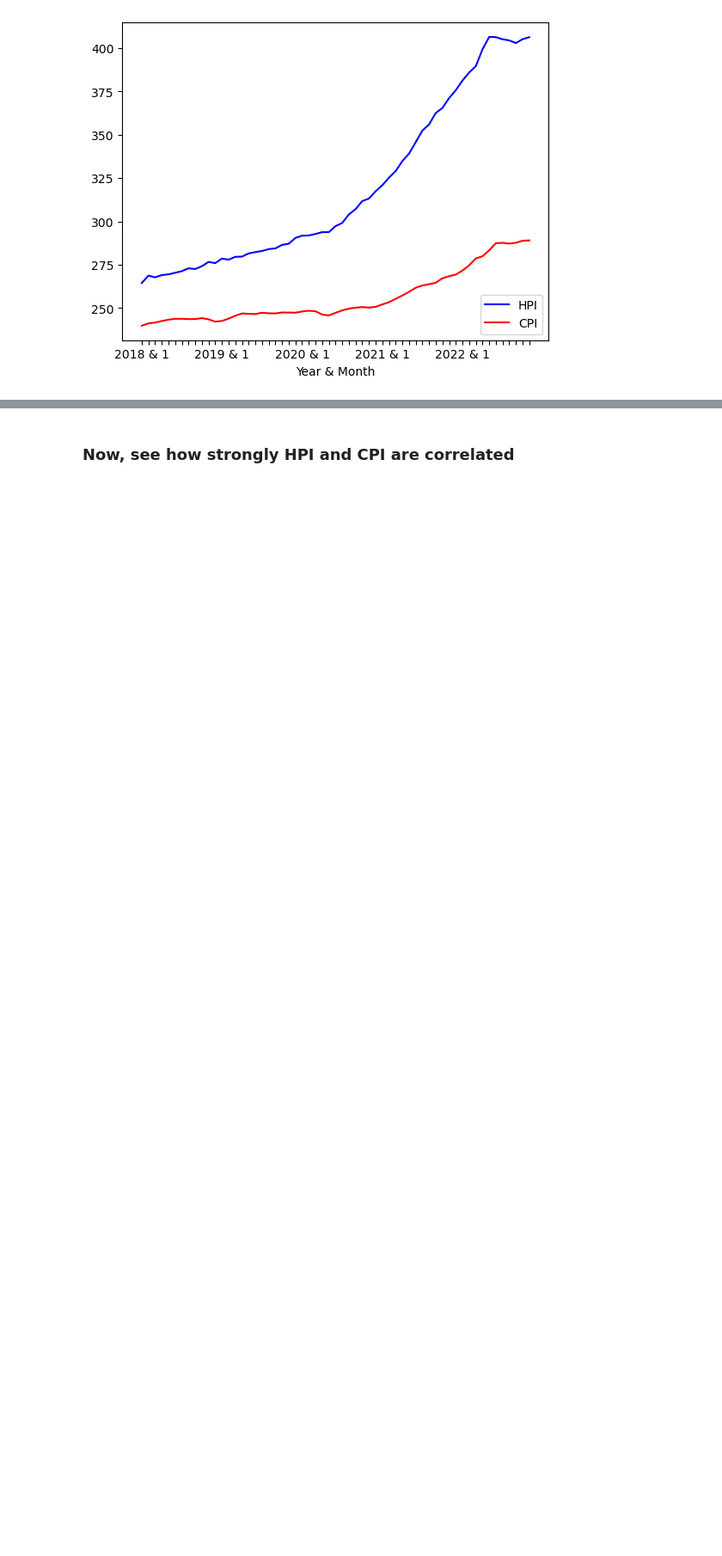
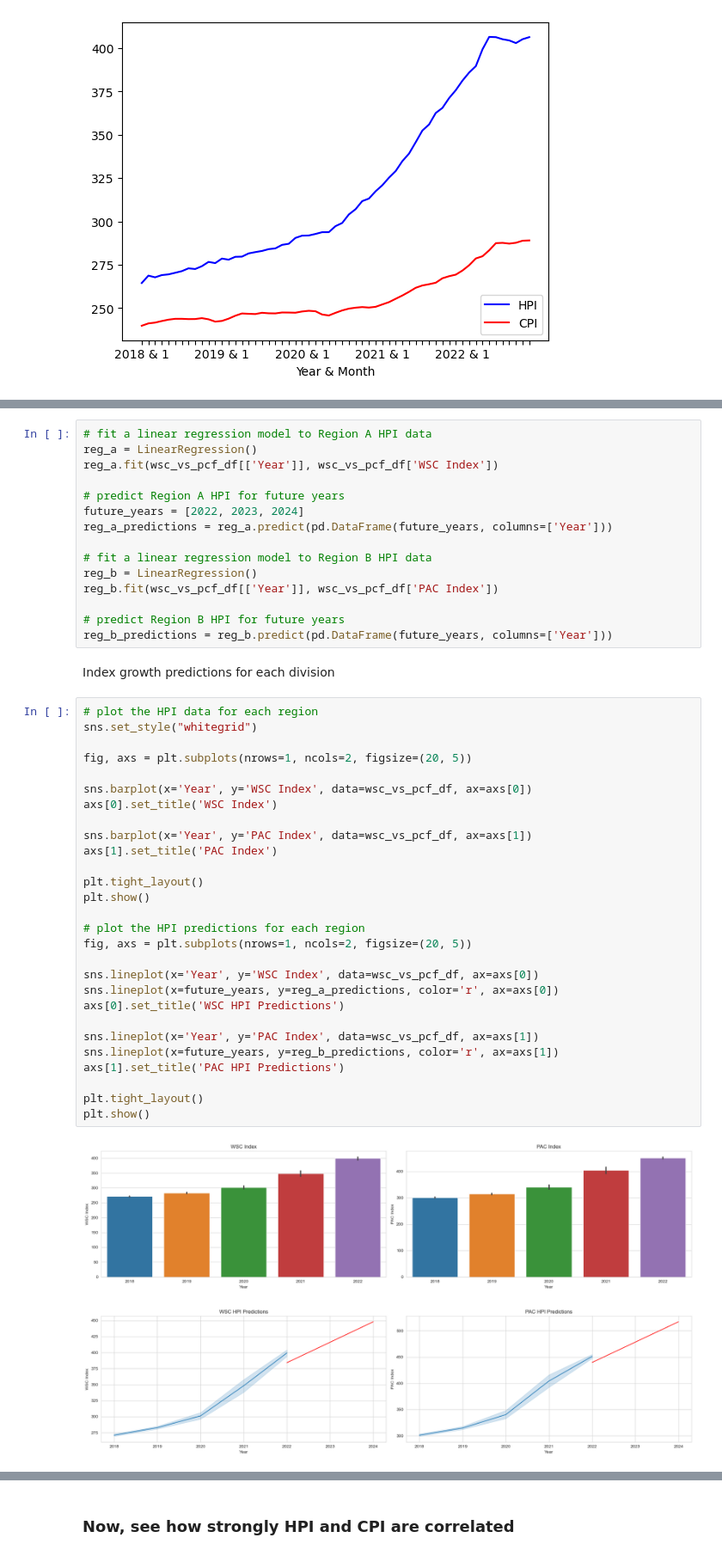
Before and after one commit to wpreeti/Group-8_Project, a Jupyter notebook: HpiCpi_viz/hpi_cpi_viz.ipynb, the cells around one changed output, grey strips where cells are left out. Shown at 86% size. Drawn from its saved outputs; the diff is of its cells as text; blank space fills up the shorter version.

```diff
--- a/HpiCpi_viz/hpi_cpi_viz.ipynb
+++ b/HpiCpi_viz/hpi_cpi_viz.ipynb
@@ -170,0 +258,48 @@ plt.show()
+# %%
+# fit a linear regression model to Region A HPI data
+reg_a = LinearRegression()
+reg_a.fit(wsc_vs_pcf_df[['Year']], wsc_vs_pcf_df['WSC Index'])
+
+# predict Region A HPI for future years
+future_years = [2022, 2023, 2024]
+reg_a_predictions = reg_a.predict(pd.DataFrame(future_years, columns=['Year']))
+
+# fit a linear regression model to Region B HPI data
+reg_b = LinearRegression()
+reg_b.fit(wsc_vs_pcf_df[['Year']], wsc_vs_pcf_df['PAC Index'])
+
+# predict Region B HPI for future years
+reg_b_predictions = reg_b.predict(pd.DataFrame(future_years, columns=['Year']))
+# %% [markdown]
+Index growth predictions for each division
+# %%
+# plot the HPI data for each region
+sns.set_style("whitegrid")
+
+fig, axs = plt.subplots(nrows=1, ncols=2, figsize=(20, 5))
+
+sns.barplot(x='Year', y='WSC Index', data=wsc_vs_pcf_df, ax=axs[0])
+axs[0].set_title('WSC Index')
+
+sns.barplot(x='Year', y='PAC Index', data=wsc_vs_pcf_df, ax=axs[1])
+axs[1].set_title('PAC Index')
+
+plt.tight_layout()
+plt.show()
+
+# plot the HPI predictions for each region
+fig, axs = plt.subplots(nrows=1, ncols=2, figsize=(20, 5))
+
+sns.lineplot(x='Year', y='WSC Index', data=wsc_vs_pcf_df, ax=axs[0])
+sns.lineplot(x=future_years, y=reg_a_predictions, color='r', ax=axs[0])
+axs[0].set_title('WSC HPI Predictions')
+
+sns.lineplot(x='Year', y='PAC Index', data=wsc_vs_pcf_df, ax=axs[1])
+sns.lineplot(x=future_years, y=reg_b_predictions, color='r', ax=axs[1])
+axs[1].set_title('PAC HPI Predictions')
+
+plt.tight_layout()
+plt.show()
+# %% [output]
+[figure, added]
+[figure, added]
```
Also changed, not shown: parts of 10 cells of this notebook.
